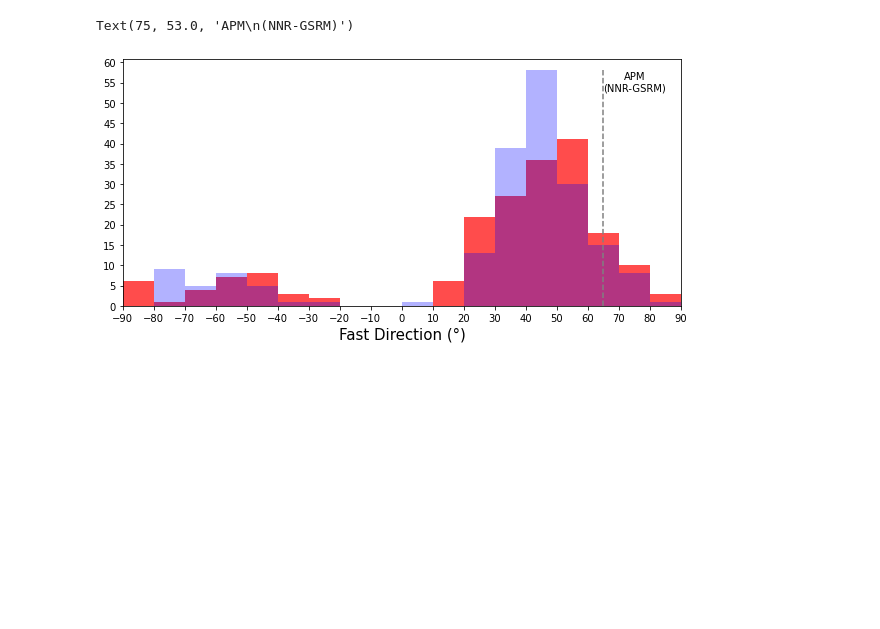
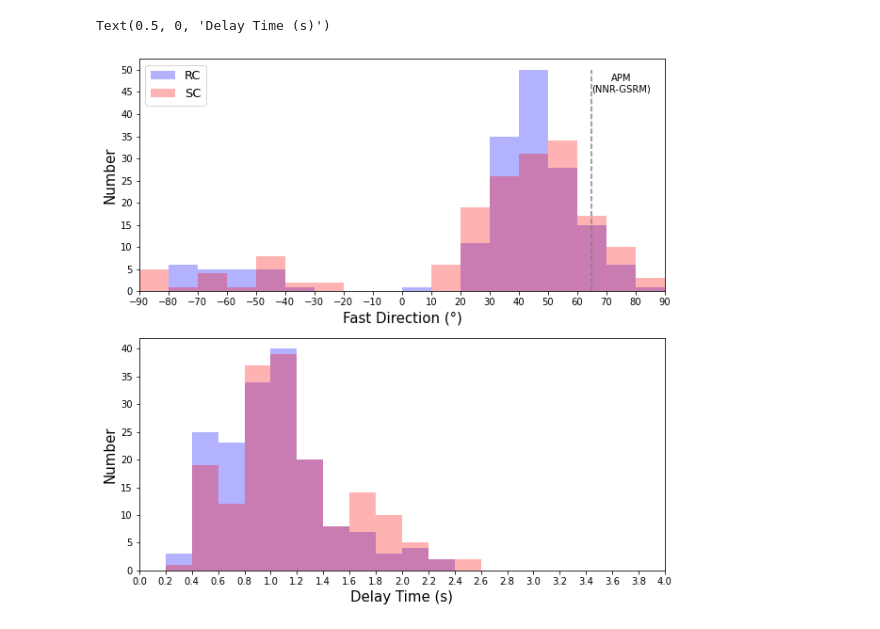
Before and after one commit to jhtong33/Python, a Jupyter notebook: 17.RelativeAPM.ipynb, the cells around one changed output. Saved outputs shown, nothing was run; the diff lists cells and outputs as text; code cells hidden in the pictures; blank space fills up the shorter version.

```diff
--- a/17.RelativeAPM.ipynb
+++ b/17.RelativeAPM.ipynb
@@ -20,17 +20,29 @@ for csvpath in glob.glob(f'{DATApath}/*csv'):
 # %%
 plt.figure(figsize=(10,10))
 bin_phi=np.arange(-90,90+1,10)
 ax1 = plt.subplot(211)
-
-nS,binsS,jR=plt.hist(newdf['SCPhi'],bins=bin_phi, width=10, alpha=0.7,color='red')
-nR,binsS,jR=plt.hist(newdf['RCPhi'],bins=bin_phi, width=10, alpha=0.3,color='blue')
+nR,binsS,jR=plt.hist(newdf['RCPhi'],bins=bin_phi, width=10, alpha=0.3,color='blue',label='RC')
+nS,binsS,jR=plt.hist(newdf['SCPhi'],bins=bin_phi, width=10, alpha=0.3,color='red',label='SC')
 
 plt.xlabel('Fast Direction (°)',fontsize=15)
+plt.ylabel('Number',fontsize=15)
 ax1.xaxis.set_major_locator(MultipleLocator(10))
 ax1.yaxis.set_major_locator(MultipleLocator(5))
 ax1.set_xlim(-90,90)
 ax1.vlines(x=APMphi,ymin=0,ymax=max(max(nS),max(nR)),color='grey',linestyle='--')
 ax1.text(x=APMphi+10,y=max(max(nS),max(nR))-5,s='APM\n(NNR-GSRM)',ha='center',color='black',fontsize=10)
+ax1.legend(loc=2,fontsize=13)
+
+ax2 = plt.subplot(212)
+bin_dt=np.arange(0,4+0.1,0.2)
+nR,binsS,jR=plt.hist(newdf['RCdt'],bins=bin_dt, width=0.2, alpha=0.3,color='blue',label='RC')
+nS,binsS,jR=plt.hist(newdf['SCdt'],bins=bin_dt, width=0.2, alpha=0.3,color='red',label='SC')
+ax2.xaxis.set_major_locator(MultipleLocator(0.2))
+ax2.yaxis.set_major_locator(MultipleLocator(5))
+ax2.set_xlim(0,4)
+plt.ylabel('Number',fontsize=15)
+plt.xlabel('Delay Time (s)',fontsize=15)
+# ax1.text(x=APMphi+10,y=max(max(nS),max(nR))-5,s='APM\n(NNR-GSRM)',ha='center',color='black',fontsize=10)
 # %% [output]
-Text(75, 53.0, 'APM\n(NNR-GSRM)')
+Text(0.5, 0, 'Delay Time (s)')
-[figure, old version]
+[figure, new version]
```
Also changed, not shown: parts of 1 cell of this notebook, 7 other files.
